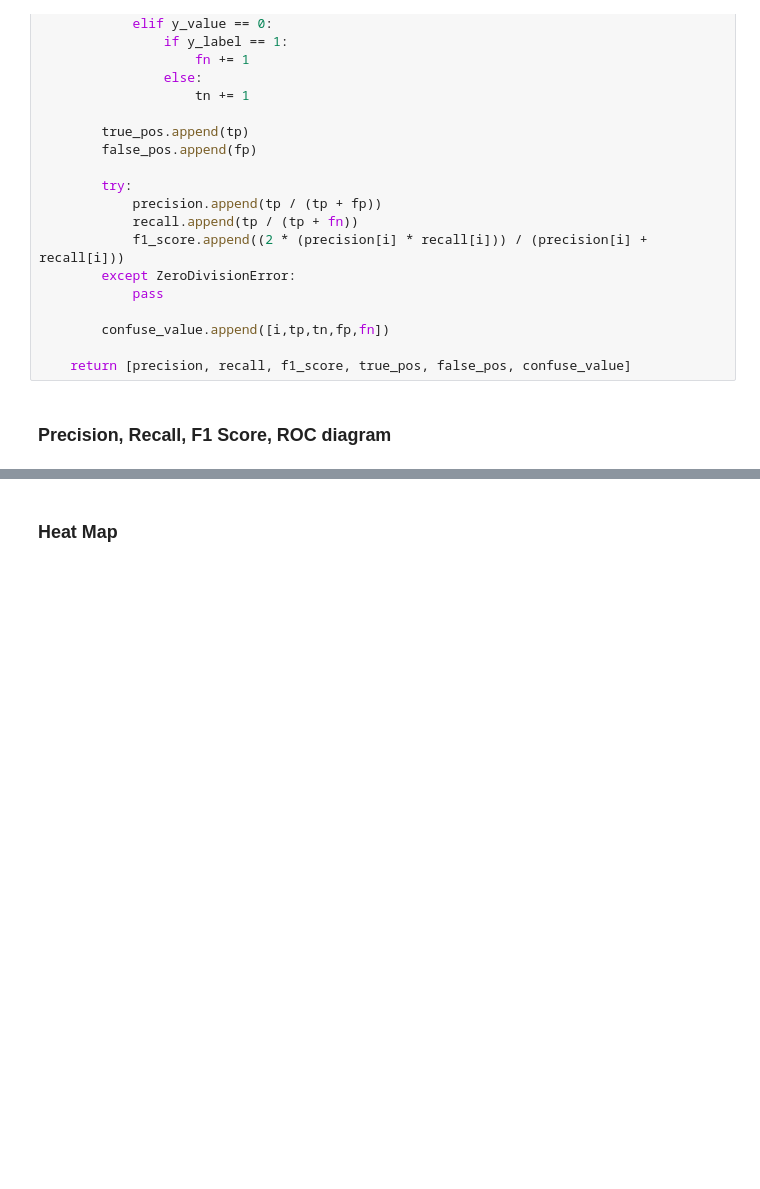
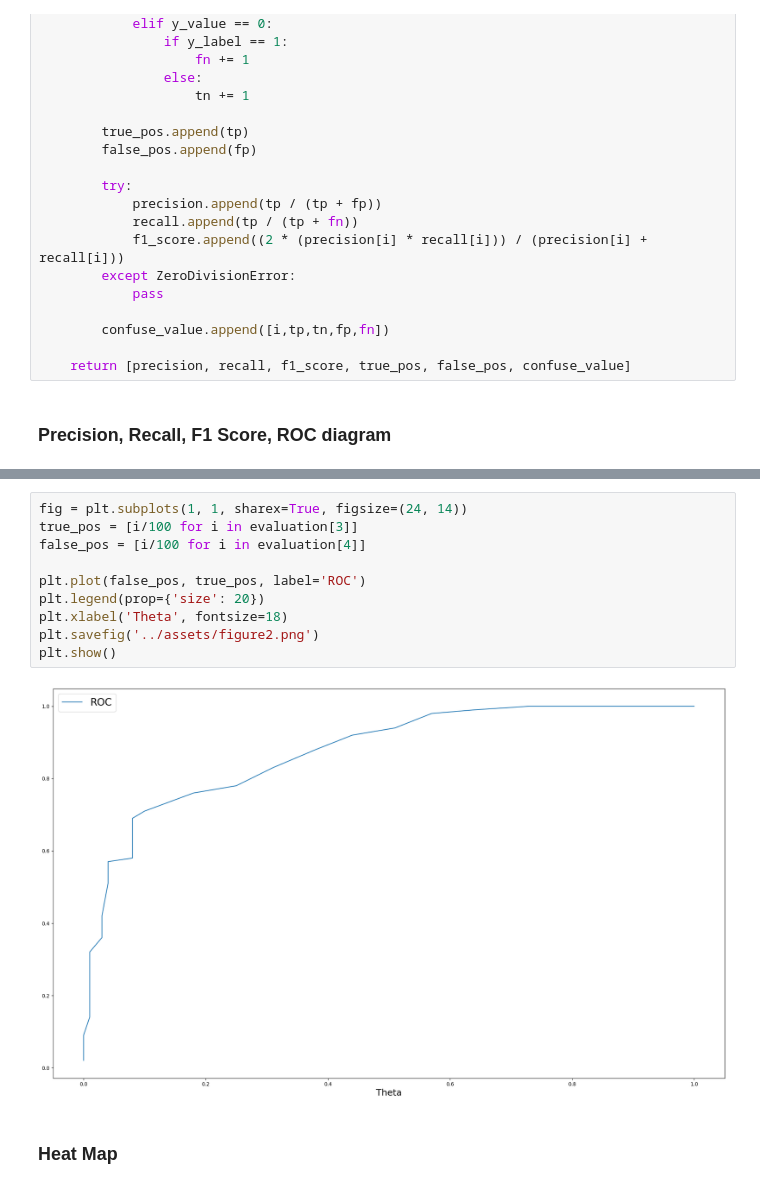
Before and after one commit to jacklvd/intelligent_sys, a Jupyter notebook: HW2/code/mnist.ipynb, the cells around one changed output, grey strips where cells are left out. Saved outputs shown, nothing was run; the diff lists cells and outputs as text; blank space fills up the shorter version.

```diff
--- a/HW2/code/mnist.ipynb
+++ b/HW2/code/mnist.ipynb
@@ -187,3 +178,15 @@ plt.show()
+# %%
+fig = plt.subplots(1, 1, sharex=True, figsize=(24, 14))
+true_pos = [i/100 for i in evaluation[3]]
+false_pos = [i/100 for i in evaluation[4]]
+
+plt.plot(false_pos, true_pos, label='ROC')
+plt.legend(prop={'size': 20})
+plt.xlabel('Theta', fontsize=18)
+plt.savefig('../assets/figure2.png')
+plt.show()
+# %% [output]
+[figure, added]
 # %% [markdown]
 ### Heat Map
 # %%
```
Also changed, not shown: parts of 18 cells of this notebook, 9 other files.
